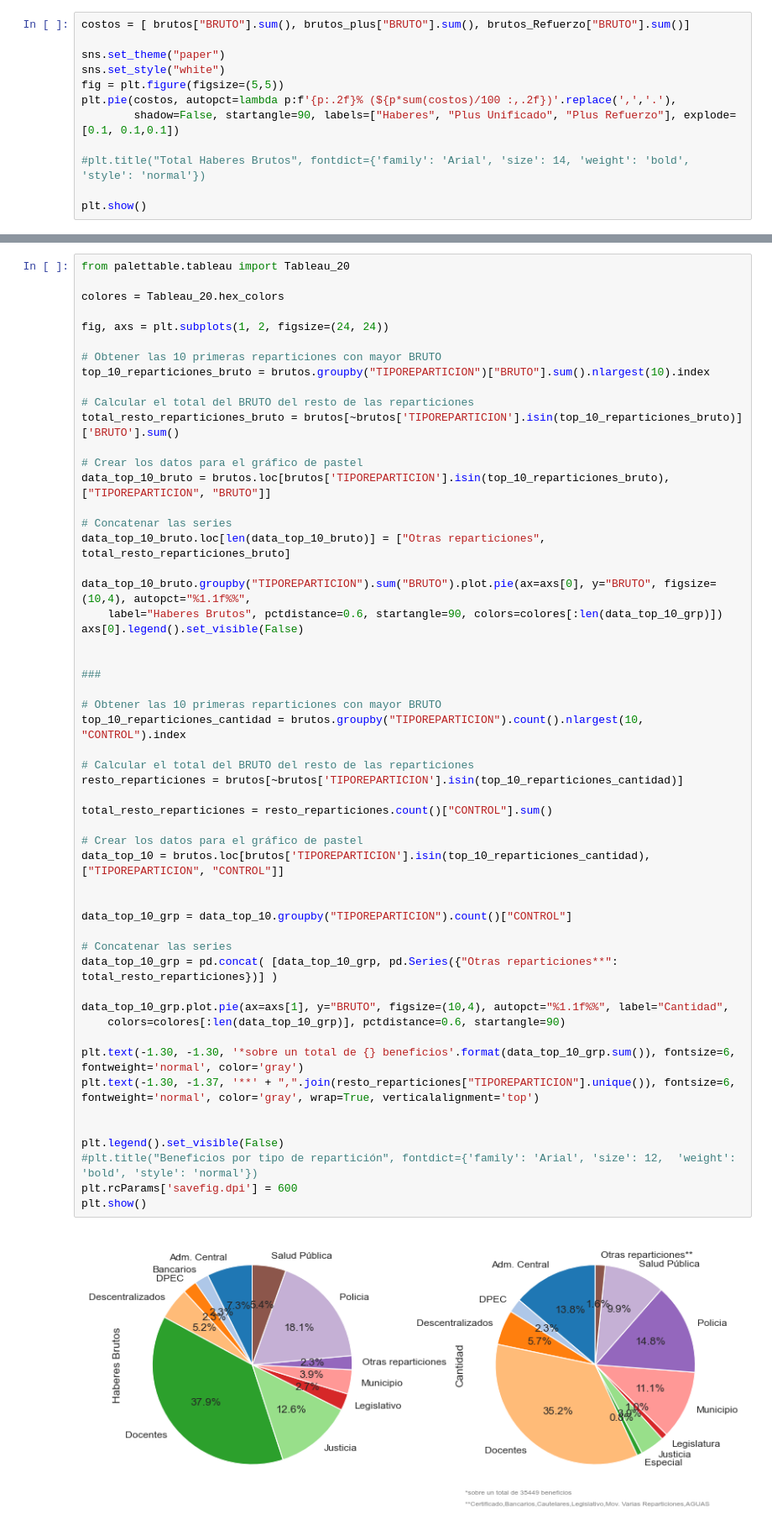
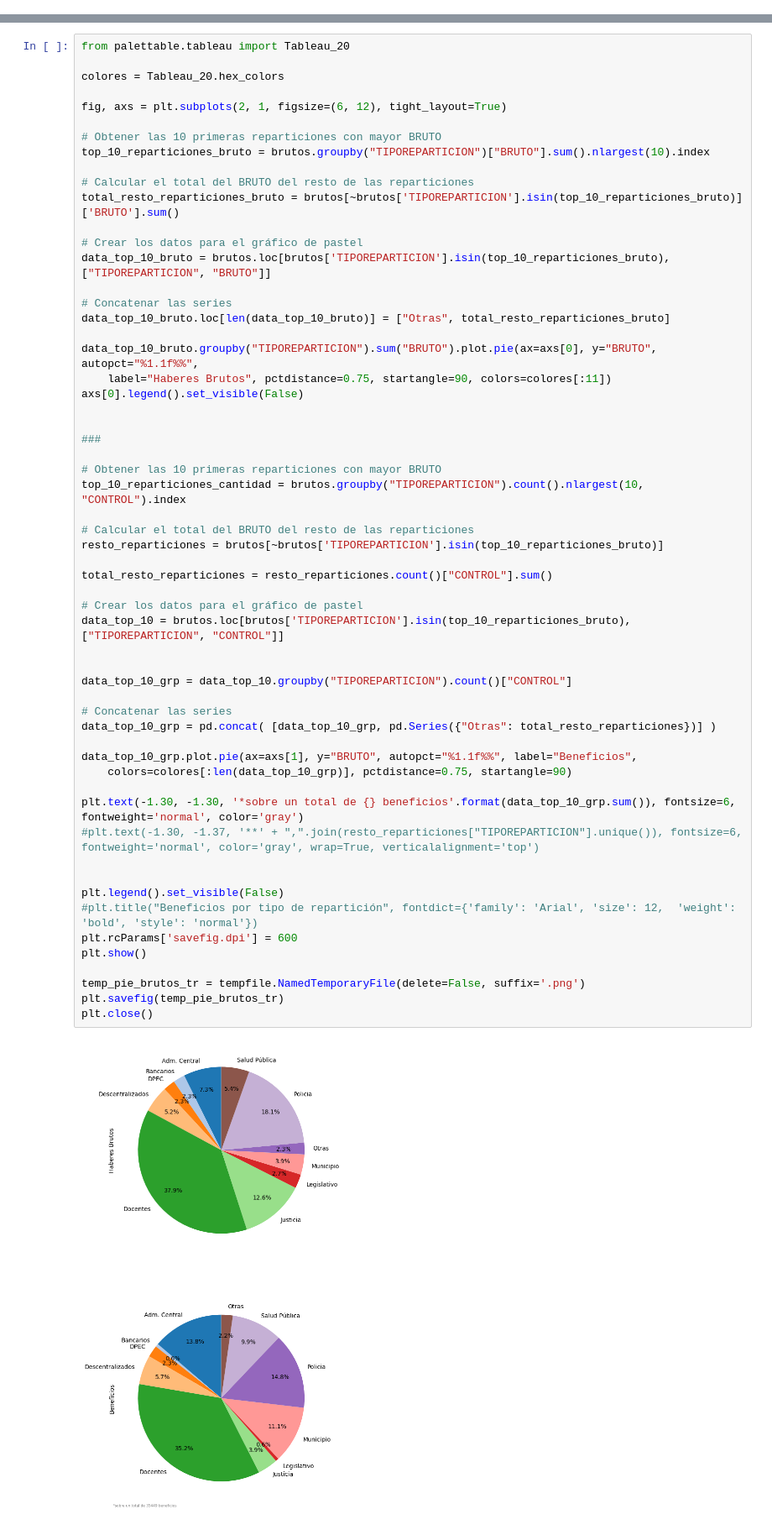
Before and after one commit to chrisgalvez/ReportesLiquidaciones, a Jupyter notebook: estadisticas-liquidaciones.ipynb, the cells around one changed output, grey strips where cells are left out. Shown at 84% size. Cells and saved outputs as stored; diff of their text form.

```diff
--- a/estadisticas-liquidaciones.ipynb
+++ b/estadisticas-liquidaciones.ipynb
@@ -103,12 +105,0 @@ plt.show()
-# %%
-costos = [ brutos["BRUTO"].sum(), brutos_plus["BRUTO"].sum(), brutos_Refuerzo["BRUTO"].sum()]
-
-sns.set_theme("paper")
-sns.set_style("white")
-fig = plt.figure(figsize=(5,5))
-plt.pie(costos, autopct=lambda p:f'{p:.2f}% (${p*sum(costos)/100 :,.2f})'.replace(',','.'),
-        shadow=False, startangle=90, labels=["Haberes", "Plus Unificado", "Plus Refuerzo"], explode=[0.1, 0.1,0.1])
-
-#plt.title("Total Haberes Brutos", fontdict={'family': 'Arial', 'size': 14, 'weight': 'bold', 'style': 'normal'})
-
-plt.show()
@@ -194,7 +182,7 @@ from palettable.tableau import Tableau_20
 
 colores = Tableau_20.hex_colors
 
-fig, axs = plt.subplots(1, 2, figsize=(24, 24))
+fig, axs = plt.subplots(2, 1, figsize=(6, 12), tight_layout=True)
 
 # Obtener las 10 primeras reparticiones con mayor BRUTO
 top_10_reparticiones_bruto = brutos.groupby("TIPOREPARTICION")["BRUTO"].sum().nlargest(10).index
@@ -206,42 +194,46 @@ total_resto_reparticiones_bruto = brutos[~brutos['TIPOREPARTICION'].isin(top_10_
 data_top_10_bruto = brutos.loc[brutos['TIPOREPARTICION'].isin(top_10_reparticiones_bruto), ["TIPOREPARTICION", "BRUTO"]]
 
 # Concatenar las series
-data_top_10_bruto.loc[len(data_top_10_bruto)] = ["Otras reparticiones", total_resto_reparticiones_bruto]
+data_top_10_bruto.loc[len(data_top_10_bruto)] = ["Otras", total_resto_reparticiones_bruto]
 
-data_top_10_bruto.groupby("TIPOREPARTICION").sum("BRUTO").plot.pie(ax=axs[0], y="BRUTO", figsize=(10,4), autopct="%1.1f%%",
-    label="Haberes Brutos", pctdistance=0.6, startangle=90, colors=colores[:len(data_top_10_grp)])
+data_top_10_bruto.groupby("TIPOREPARTICION").sum("BRUTO").plot.pie(ax=axs[0], y="BRUTO", autopct="%1.1f%%",
+    label="Haberes Brutos", pctdistance=0.75, startangle=90, colors=colores[:11])
 axs[0].legend().set_visible(False)
 
 
 ###
 
 # Obtener las 10 primeras reparticiones con mayor BRUTO
 top_10_reparticiones_cantidad = brutos.groupby("TIPOREPARTICION").count().nlargest(10, "CONTROL").index
 
 # Calcular el total del BRUTO del resto de las reparticiones
-resto_reparticiones = brutos[~brutos['TIPOREPARTICION'].isin(top_10_reparticiones_cantidad)]
+resto_reparticiones = brutos[~brutos['TIPOREPARTICION'].isin(top_10_reparticiones_bruto)]
 
 total_resto_reparticiones = resto_reparticiones.count()["CONTROL"].sum()
 
 # Crear los datos para el gráfico de pastel
-data_top_10 = brutos.loc[brutos['TIPOREPARTICION'].isin(top_10_reparticiones_cantidad), ["TIPOREPARTICION", "CONTROL"]]
+data_top_10 = brutos.loc[brutos['TIPOREPARTICION'].isin(top_10_reparticiones_bruto), ["TIPOREPARTICION", "CONTROL"]]
 
 
 data_top_10_grp = data_top_10.groupby("TIPOREPARTICION").count()["CONTROL"]
 
 # Concatenar las series
-data_top_10_grp = pd.concat( [data_top_10_grp, pd.Series({"Otras reparticiones**": total_resto_reparticiones})] )
+data_top_10_grp = pd.concat( [data_top_10_grp, pd.Series({"Otras": total_resto_reparticiones})] )
 
-data_top_10_grp.plot.pie(ax=axs[1], y="BRUTO", figsize=(10,4), autopct="%1.1f%%", label="Cantidad",
-    colors=colores[:len(data_top_10_grp)], pctdistance=0.6, startangle=90)
+data_top_10_grp.plot.pie(ax=axs[1], y="BRUTO", autopct="%1.1f%%", label="Beneficios",
+    colors=colores[:len(data_top_10_grp)], pctdistance=0.75, startangle=90)
 
 plt.text(-1.30, -1.30, '*sobre un total de {} beneficios'.format(data_top_10_grp.sum()), fontsize=6, fontweight='normal', color='gray')
-plt.text(-1.30, -1.37, '**' + ",".join(resto_reparticiones["TIPOREPARTICION"].unique()), fontsize=6, fontweight='normal', color='gray', wrap=True, verticalalignment='top')
+#plt.text(-1.30, -1.37, '**' + ",".join(resto_reparticiones["TIPOREPARTICION"].unique()), fontsize=6, fontweight='normal', color='gray', wrap=True, verticalalignment='top')
 
 
 plt.legend().set_visible(False)
 #plt.title("Beneficios por tipo de repartición", fontdict={'family': 'Arial', 'size': 12,  'weight': 'bold', 'style': 'normal'})
 plt.rcParams['savefig.dpi'] = 600
 plt.show()
+
+temp_pie_brutos_tr = tempfile.NamedTemporaryFile(delete=False, suffix='.png')
+plt.savefig(temp_pie_brutos_tr)
+plt.close()
 # %% [output]
-[figure, old version]
+[figure, new version]
```
Also changed, not shown: parts of 9 cells of this notebook, 1 other file.
